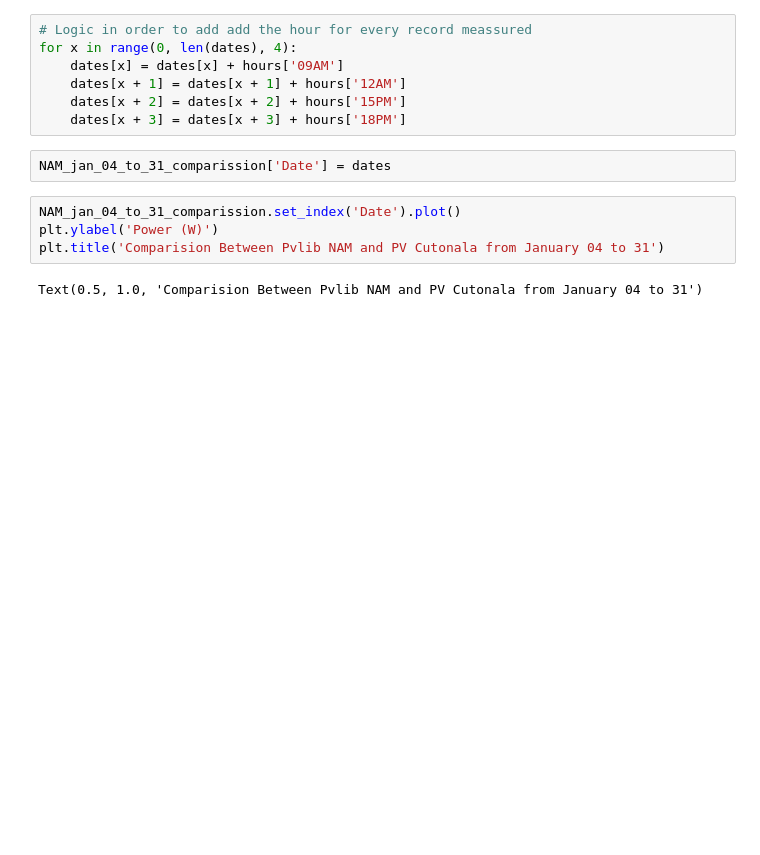
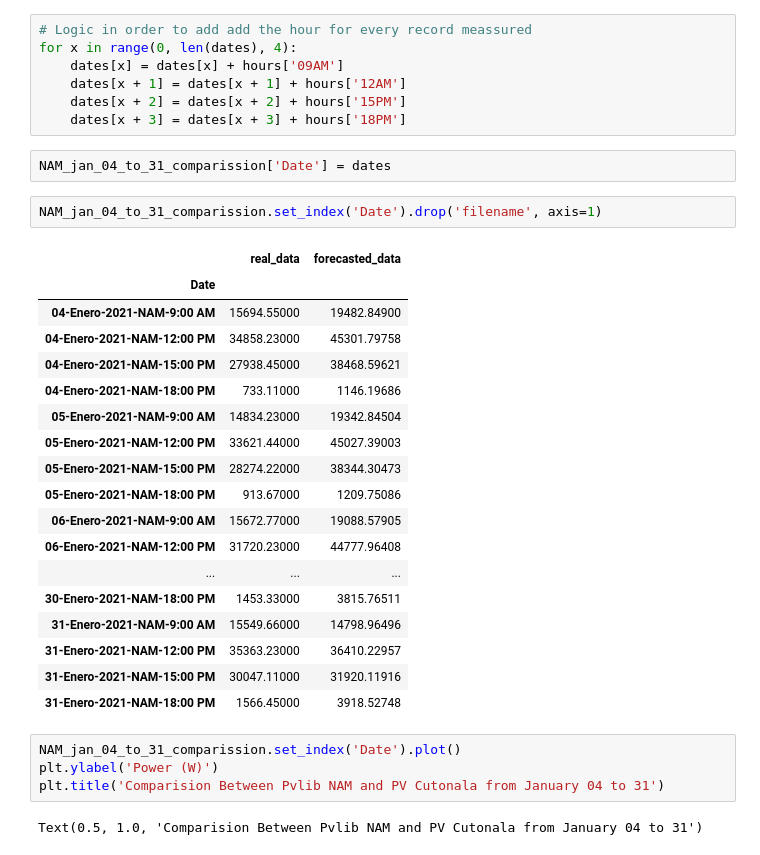
Before and after one commit to Vesino/pvlib_tesis, a Jupyter notebook: Results January.ipynb, the cells around one changed output. Cells and saved outputs as stored; diff of their text form; blank space fills up the shorter version.

```diff
--- a/Results January.ipynb
+++ b/Results January.ipynb
@@ -121,6 +121,27 @@ for x in range(0, len(dates), 4):
     dates[x + 3] = dates[x + 3] + hours['18PM']
 # %%
 NAM_jan_04_to_31_comparission['Date'] = dates
+# %%
+NAM_jan_04_to_31_comparission.set_index('Date').drop('filename', axis=1)
+# %% [output]
+|  | real_data | forecasted_data |
+| Date |  |  |
+| 04-Enero-2021-NAM-9:00 AM | 15694.55000 | 19482.84900 |
+| 04-Enero-2021-NAM-12:00 PM | 34858.23000 | 45301.79758 |
+| 04-Enero-2021-NAM-15:00 PM | 27938.45000 | 38468.59621 |
+| 04-Enero-2021-NAM-18:00 PM | 733.11000 | 1146.19686 |
+| 05-Enero-2021-NAM-9:00 AM | 14834.23000 | 19342.84504 |
+| 05-Enero-2021-NAM-12:00 PM | 33621.44000 | 45027.39003 |
+| 05-Enero-2021-NAM-15:00 PM | 28274.22000 | 38344.30473 |
+| 05-Enero-2021-NAM-18:00 PM | 913.67000 | 1209.75086 |
+| 06-Enero-2021-NAM-9:00 AM | 15672.77000 | 19088.57905 |
+| 06-Enero-2021-NAM-12:00 PM | 31720.23000 | 44777.96408 |
+| ... | ... | ... |
+| 30-Enero-2021-NAM-18:00 PM | 1453.33000 | 3815.76511 |
+| 31-Enero-2021-NAM-9:00 AM | 15549.66000 | 14798.96496 |
+| 31-Enero-2021-NAM-12:00 PM | 35363.23000 | 36410.22957 |
+| 31-Enero-2021-NAM-15:00 PM | 30047.11000 | 31920.11916 |
+| 31-Enero-2021-NAM-18:00 PM | 1566.45000 | 3918.52748 |
 # %%
 NAM_jan_04_to_31_comparission.set_index('Date').plot()
 plt.ylabel('Power (W)')
```
Also changed, not shown: parts of 4 cells of this notebook, 2 other files.
